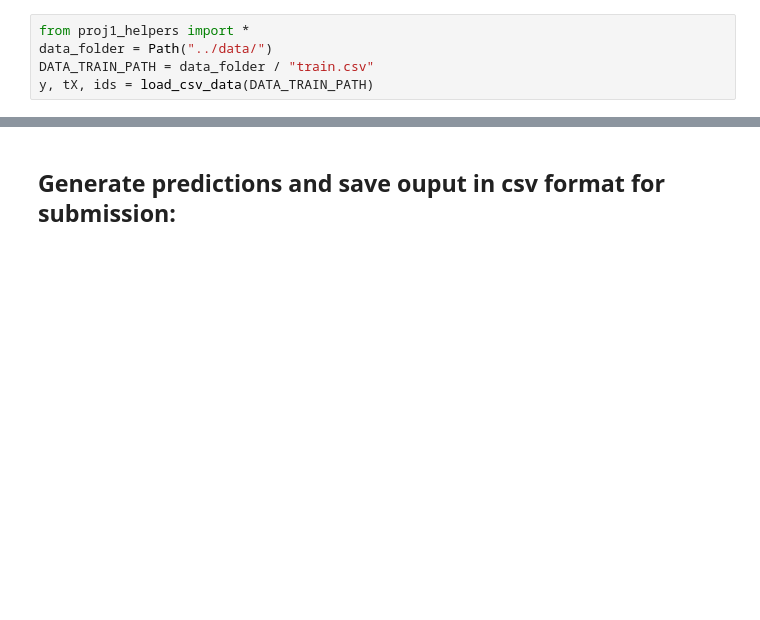
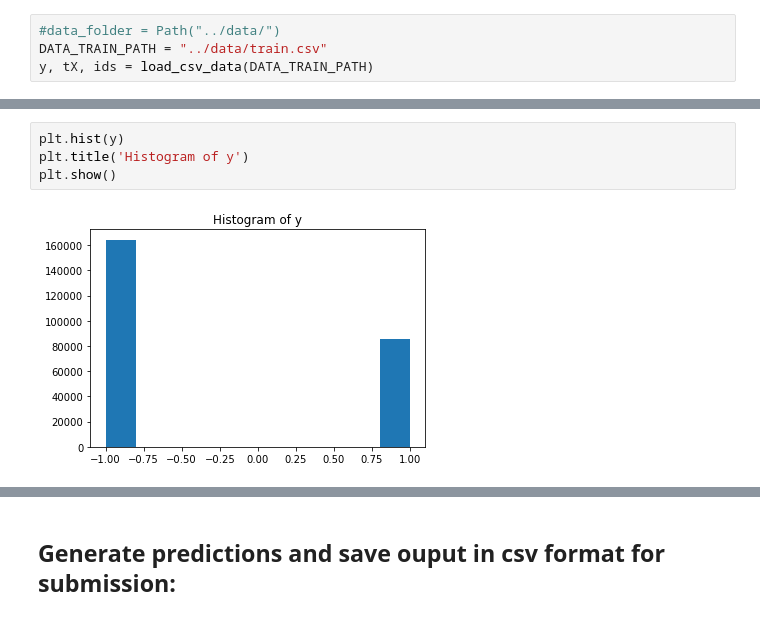
Before and after one commit to CS-433/ml-project-1-jlg, a Jupyter notebook: scripts/project1.ipynb, the cells around one changed output, grey strips where cells are left out. Saved outputs shown, nothing was run; the diff lists cells and outputs as text; blank space fills up the shorter version.

```diff
--- a/scripts/project1.ipynb
+++ b/scripts/project1.ipynb
@@ -10,5 +10,4 @@ import matplotlib.pyplot as plt
 # %%
-from proj1_helpers import *
-data_folder = Path("../data/")
-DATA_TRAIN_PATH = data_folder / "train.csv"
+#data_folder = Path("../data/")
+DATA_TRAIN_PATH = "../data/train.csv"
 y, tX, ids = load_csv_data(DATA_TRAIN_PATH)
@@ -24,0 +34,6 @@ print("Ridge regression weights {w} and loss {loss}".format(w=w_rr, loss=loss_rr
+# %%
+plt.hist(y)
+plt.title('Histogram of y')
+plt.show()
+# %% [output]
+[figure, added]
```
Also changed, not shown: parts of 62 cells of this notebook, 6 other files.
